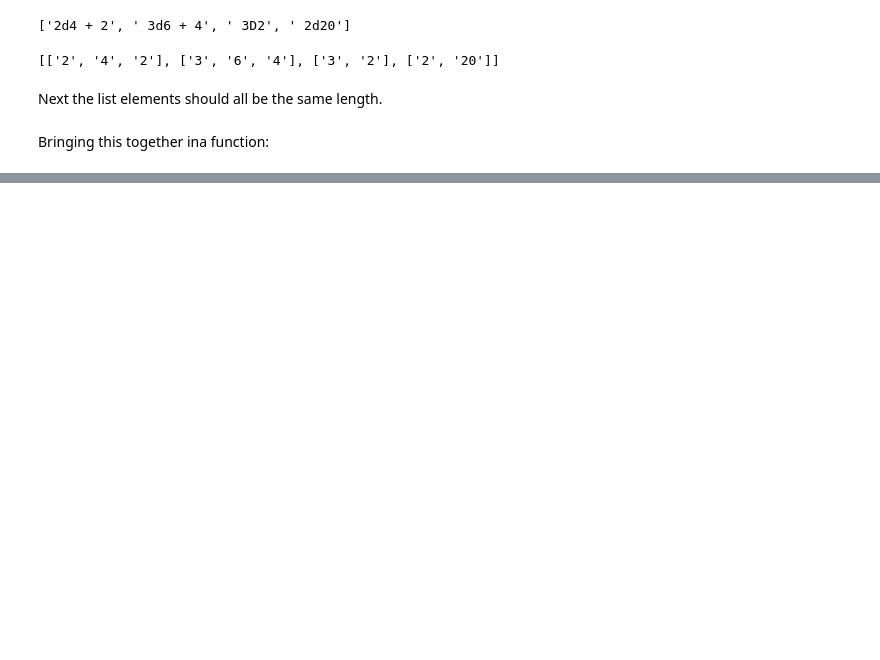
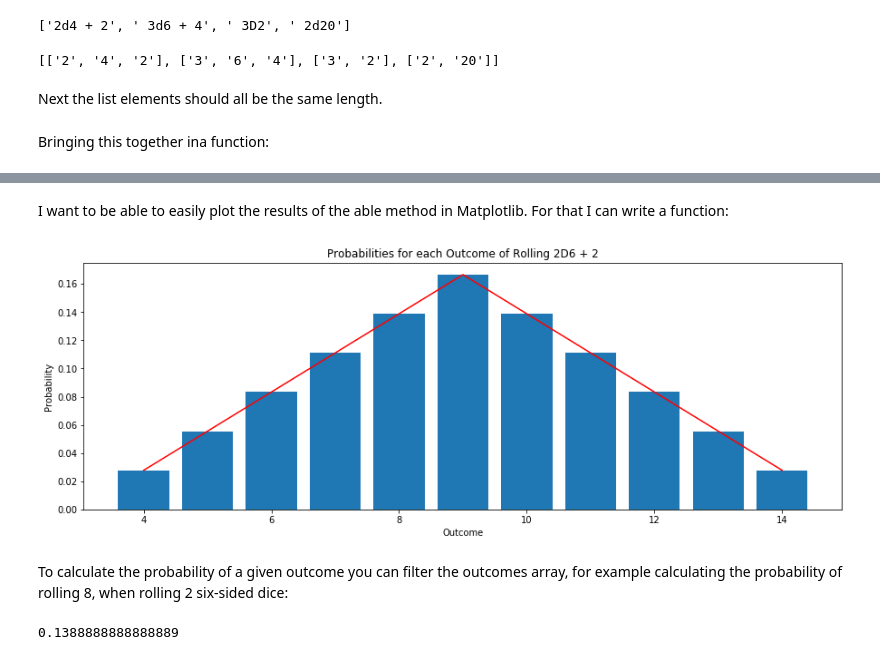
Before and after one commit to Richard-D-Todd/Dice-Rolling, a Jupyter notebook: Dice Rolling.ipynb, the cells around one changed output, grey strips where cells are left out. Saved outputs shown, nothing was run; the diff lists cells and outputs as text; code cells hidden in the pictures; blank space fills up the shorter version.

```diff
--- a/Dice Rolling.ipynb
+++ b/Dice Rolling.ipynb
@@ -340,0 +559,24 @@ dice?
+# %% [markdown]
+I want to be able to easily plot the results of the able method in Matplotlib. For that I can write a function:
+# %%
+def plot_outcome_probabilities(x, d, m=0):
+    r = dice(x, d, m)
+    array = r.calc_outcome_probabilities()
+    x_values = array[:, 0]
+    y_values = array[:, 2]
+    plt.xlabel('Outcome')
+    plt.ylabel('Probability')
+    plt.bar(x_values, y_values)
+    plt.plot(x_values, y_values, color = 'red')
+    #plot different titles depending if m = 0 or not
+
+    if  m == 0:
+          plt.title(f'Probabilities for each Outcome of Rolling {x}D{d}')
+    else:
+          plt.title(f'Probabilities for each Outcome of Rolling {x}D{d} + {m}')
+# %%
+plot_outcome_probabilities(2, 6, 2)
+# %% [output]
+[figure, added]
+# %% [markdown]
+To calculate the probability of a given outcome you can filter the outcomes array, for example calculating the probability of rolling 8, when rolling 2 six-sided dice:
@@ -340,0 +590,4 @@ dice?
+# %%
+probability
+# %% [output]
+0.1388888888888889
```
Also changed, not shown: parts of 64 cells of this notebook, 12 other files.
